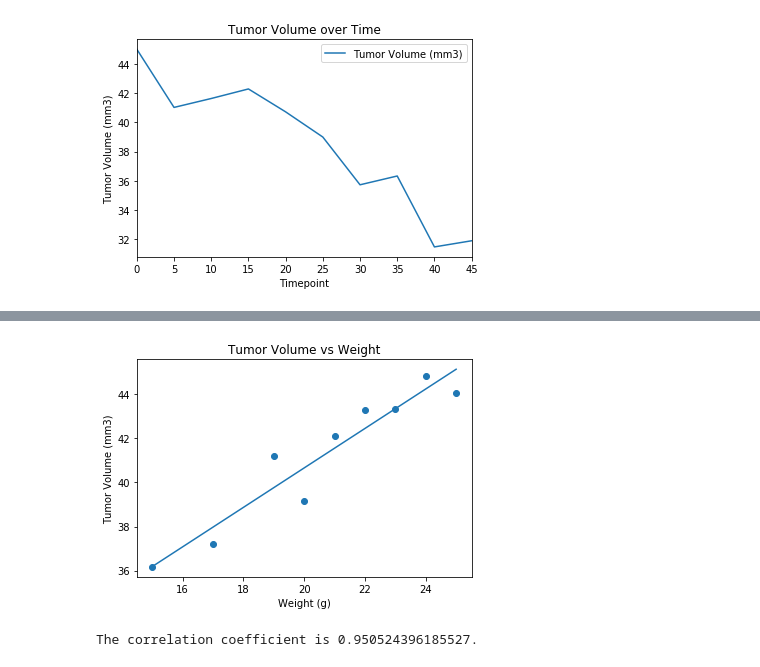
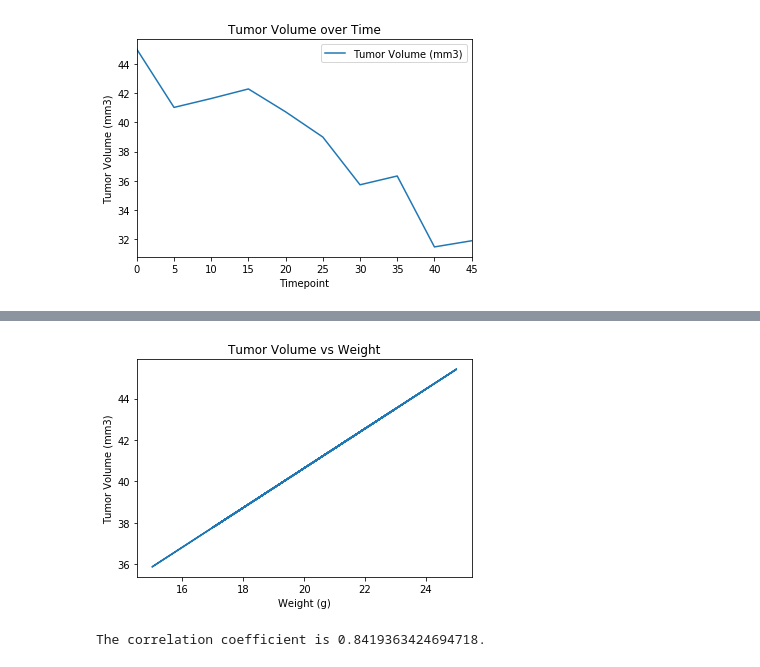
Before and after one commit to eogodo/matplotlib, a Jupyter notebook: Pymaceuticals/pymaceuticals_starter.ipynb, the cells around one changed output, grey strips where cells are left out. Cells and saved outputs as stored; diff of their text form; code cells hidden in the pictures.

```diff
--- a/Pymaceuticals/pymaceuticals_starter.ipynb
+++ b/Pymaceuticals/pymaceuticals_starter.ipynb
@@ -210,13 +210,13 @@ plt.show()
 [figure]
 # %%
 # Generate a scatter plot of mouse weight versus average tumor volume for the Capomulin regimen
-capo_filter = data_df.loc[data_df['Drug Regimen']=='Capomulin',['Tumor Volume (mm3)','Weight (g)']]
-weight_group = capo_filter.groupby('Weight (g)').mean()
+capo_filter = data_df.loc[data_df['Drug Regimen']=='Capomulin',['Tumor Volume (mm3)','Weight (g)', 'Mouse ID']]
+weight_group = capo_filter.groupby('Mouse ID').mean()
 
 weight_group
 # weight_group.plot.scatter(x=weight_group.index.values.tolist(),y=weight_group['Tumor Volume (mm3)'])
 #weight_group.index.values
-plt.scatter(x=weight_group.index.values.tolist(),y=weight_group['Tumor Volume (mm3)'])
+plt.scatter(x=weight_group['Weight (g)'],y=weight_group['Tumor Volume (mm3)'])
 plt.xlabel('Weight (g)')
 plt.ylabel('Tumor Volume (mm3)')
 plt.title('Tumor Volume vs Weight')
@@ -226,14 +226,14 @@ plt.show()
 # %%
 # Calculate the correlation coefficient and linear regression model for mouse weight and average tumor volume for the Capomulin regimen
-slope, intercept, rvalue, pvalue, sem = st.linregress(x=weight_group.index.values.tolist(),y=weight_group['Tumor Volume (mm3)'])
-plt.scatter(x=weight_group.index.values.tolist(),y=weight_group['Tumor Volume (mm3)'])
+slope, intercept, rvalue, pvalue, sem = st.linregress(x=weight_group['Weight (g)'],y=weight_group['Tumor Volume (mm3)'])
+#plt.scatter(x=weight_group['Weight (g)'],y=weight_group['Tumor Volume (mm3)'])
 plt.xlabel('Weight (g)')
 plt.ylabel('Tumor Volume (mm3)')
 plt.title('Tumor Volume vs Weight')
-plt.plot(weight_group.index.values.tolist(), slope*weight_group.index.values+intercept)
+plt.plot(weight_group['Weight (g)'], slope*weight_group['Weight (g)']+intercept)
 plt.show()
 
 print(f'The correlation coefficient is {rvalue}.')
 # %% [output]
-[figure, old version]
+[figure, new version]
-The correlation coefficient is 0.950524396185527.
+The correlation coefficient is 0.8419363424694718.
```
Also changed, not shown: parts of 1 cell of this notebook.
